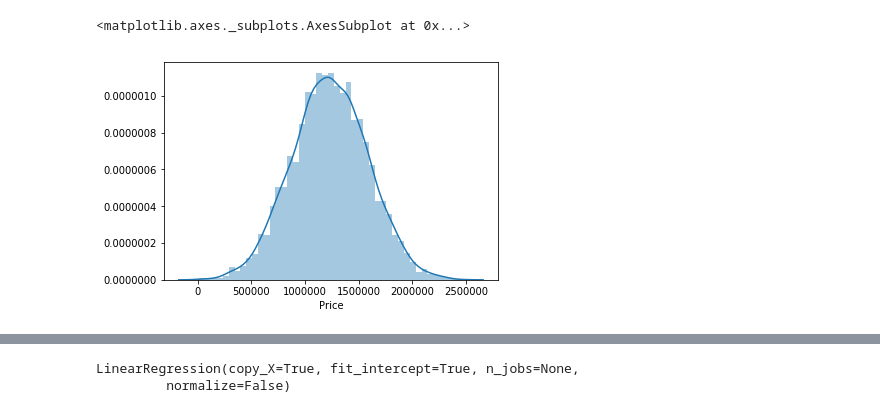
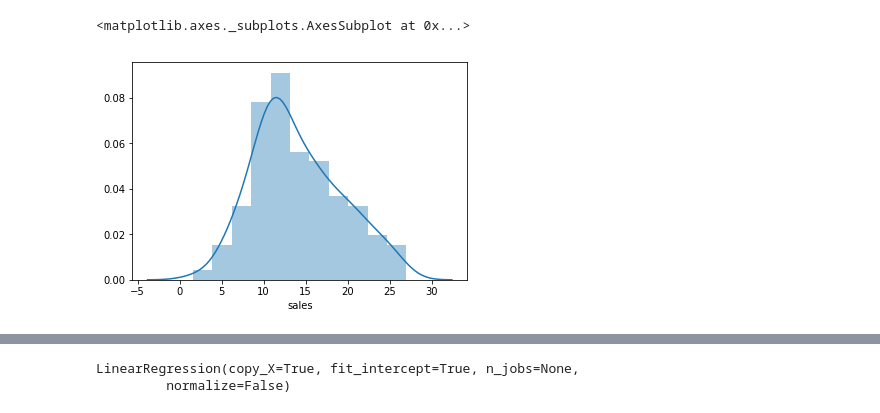
Before and after one commit to Mohamed209/machine-learning-course, a Jupyter notebook: supervised-learning/linear-regression/Linear-Regression-Example.ipynb, the cells around one changed output, grey strips where cells are left out. Drawn from its saved outputs; the diff is of its cells as text; code cells hidden in the pictures.

```diff
--- a/supervised-learning/linear-regression/Linear-Regression-Example.ipynb
+++ b/supervised-learning/linear-regression/Linear-Regression-Example.ipynb
@@ -13,9 +13,10 @@ from sklearn.metrics import mean_squared_error
 %matplotlib inline
 # %%
 # data describtion
-USAhousing = pd.read_csv('USA_Housing.csv')
-display(USAhousing.head())
-display(USAhousing.info())
-display(USAhousing.describe())
-display(USAhousing.columns)
+df = pd.read_csv('Advertising.csv')
+del df['Unnamed: 0']
+display(df.head())
+display(df.info())
+display(df.describe())
+display(df.columns)
 # %% [output]
@@ -54,9 +49,9 @@ Index([u'Avg. Area Income', u'Avg. Area House Age',
 # %%
 # data analysis
 # check price variable distribution
-sns.distplot(USAhousing['Price'])
+sns.distplot(USAhousing['sales'])
 # %% [output]
 <matplotlib.axes._subplots.AxesSubplot at 0x...>
-[figure, old version]
+[figure, new version]
 # %%
 # plot correlation matrix to show relations between features
```
Also changed, not shown: parts of 8 cells of this notebook, 2 other files.
